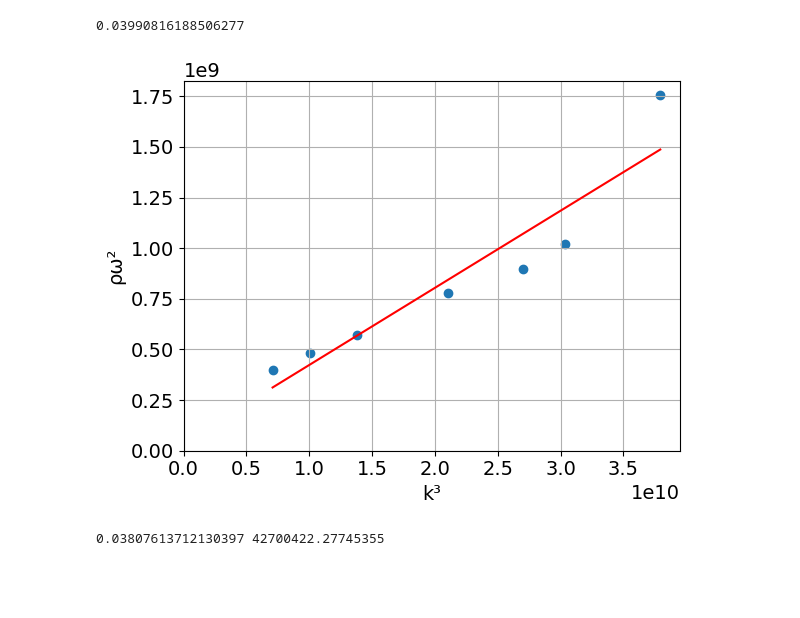
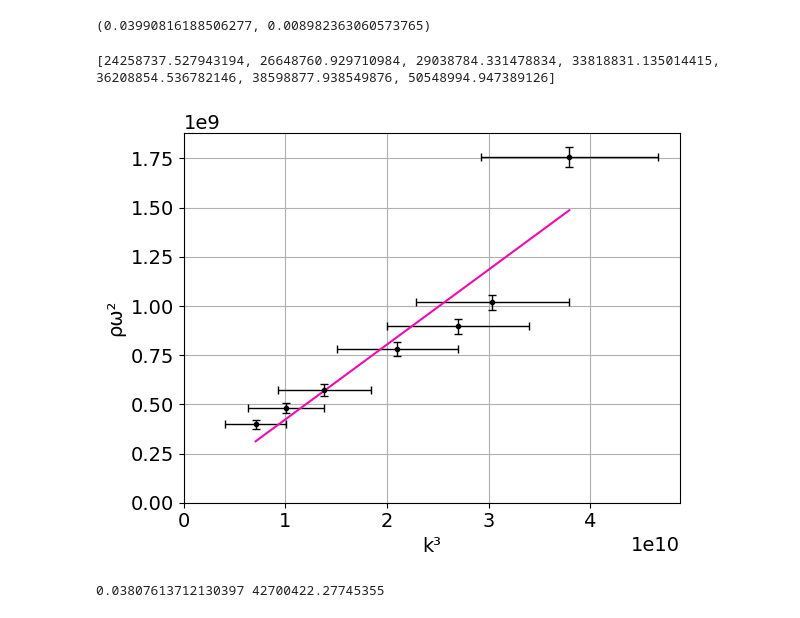
Before and after one commit to RuppertPatterson/SurfaceTensionDamping, a Jupyter notebook: surfaceTension.ipynb, the cells around one changed output. Saved outputs shown, nothing was run; the diff lists cells and outputs as text; code cells hidden in the pictures; blank space fills up the shorter version.

```diff
--- a/surfaceTension.ipynb
+++ b/surfaceTension.ipynb
@@ -32,6 +32,7 @@ def RunSurfTension(laser_height,density, data):
 
     sigma = []
     freq = []
+    error_on_sigma = []
 
     for i in data:
 
@@ -45,9 +46,23 @@ def RunSurfTension(laser_height,density, data):
         freq.append(f)
         sigma.append(CalcSigma(f, density, Q))
 
+    for i in data:
+
+        f = i[0]
+        dx = (i[1] / 100)+.0005
+
+        R = CalcR(dx,distance_wall)
+        T = CalcTheta(laser_height,distance_wall)
+        Q = CalcQ(R,T, laser_wavelength)
+
+        error_on_sigma.append(CalcSigma(f, density, Q))
+
+
     average_sigma_water = np.average(sigma)
+    average_sigma_error = np.average(error_on_sigma)
 
-    return (average_sigma_water)
+
+    return average_sigma_water,average_sigma_water-average_sigma_error
 # %%
 #water
 laser_height_water = 1.91 - 1.14 #in m
@@ -101,40 +134,65 @@ d_guineass = [[140,1.4],[150,1.4],[160,1.2],[180,1.1],[210,1.4],[100,0.9],[110,1
 
 RunSurfTension(laser_height_guineass,density_guineass,d_guineass)
 # %% [output]
-0.03990816188506277
+(0.03990816188506277, 0.008982363060573765)
 # %%
 d_guineass = [[100,0.8],[110,.9],[120,1],[140,1.15],[150,1.25],[160,1.3],[210,1.4]]
 
 #calculate guineass from graph.
 guineass_qs = []
 guineass_angfreqden = []
+error_x = []
+error_y = []
+
+_dx = []
+_dy = []
 
 for i in d_guineass:
     f = i[0]
     dx = i[1] / 100
 
     R = CalcR(dx,distance_wall)
     T = CalcTheta(laser_height_water,distance_wall)
     Q = CalcQ(R,T, laser_wavelength)
     guineass_qs.append(Q**3)
     guineass_angfreqden.append(4*(np.pi**2)*density_guineass*(f**2))
 
+for i in d_guineass:
+    f = i[0]
+    dx = (i[1] / 100)+.001
+
+    R = CalcR(dx,distance_wall)
+    T = CalcTheta(laser_height_water,distance_wall)
+    Q = CalcQ(R,T, laser_wavelength)
+    error_x.append(Q**3)
+    error_y.append(4*(np.pi**2)*density_guineass*((f+3)**2))
+
+for i in range(0,len(guineass_qs)):
+    _dx.append(error_x[i]-guineass_qs[i])
+    _dy.append(error_y[i]-guineass_angfreqden[i])
+
+print(_dy)
+a,b = np.polyfit(guineass_qs,guineass_angfreqden, 1)
+
+#plt.plot(water_qs,water_angfreqden,'x',color='black')
+plt.errorbar(guineass_qs,guineass_angfreqden, xerr =_dx,yerr=_dy,markersize='3', fmt='o', color='black',ecolor='#000', elinewidth=1, capsize=3)
 
 a,b = np.polyfit(guineass_qs,guineass_angfreqden, 1)
 
-plt.scatter(guineass_qs,guineass_angfreqden)
+#plt.scatter(guineass_qs,guineass_angfreqden)
 plt.ylabel('ρω²')
 plt.xlabel('k³')
 plt.grid()
 plt.xlim(0)
 plt.ylim(0)
-plt.plot(guineass_qs,a*np.array(guineass_qs) + b, color='red')
+plt.plot(guineass_qs,a*np.array(guineass_qs) + b, color='#f00cab')
 plt.show()
 
 print(a,b)
 # %% [output]
+[24258737.527943194, 26648760.929710984, 29038784.331478834, 33818831.135014415, 36208854.536782146, 38598877.938549876, 50548994.947389126]
-[figure, old version]
+[figure, new version]
-0.03807613712130397 42700422.27745355
+0.03807613712130397 42700422.27745355
 # %%
 #soap
 soap_sigmas = []
```
Also changed, not shown: parts of 7 cells of this notebook.
